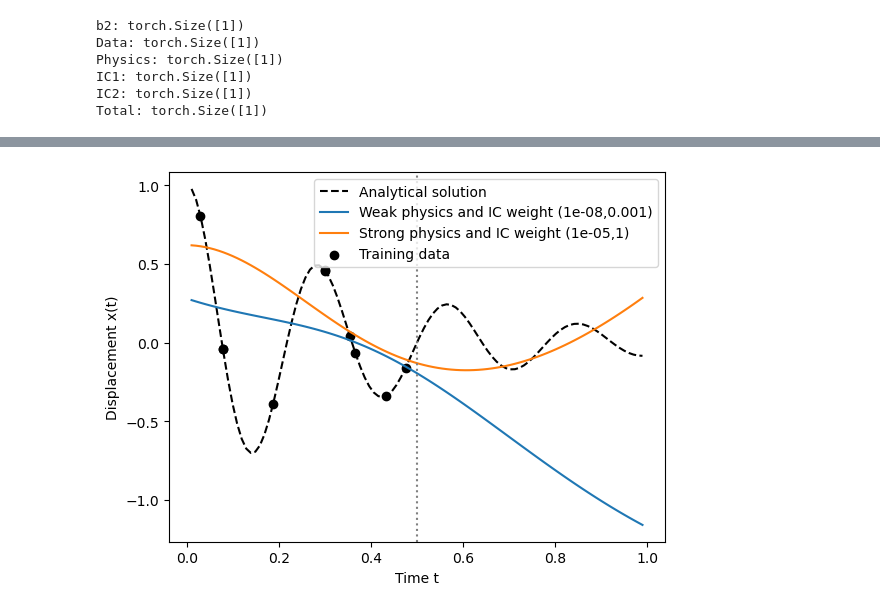
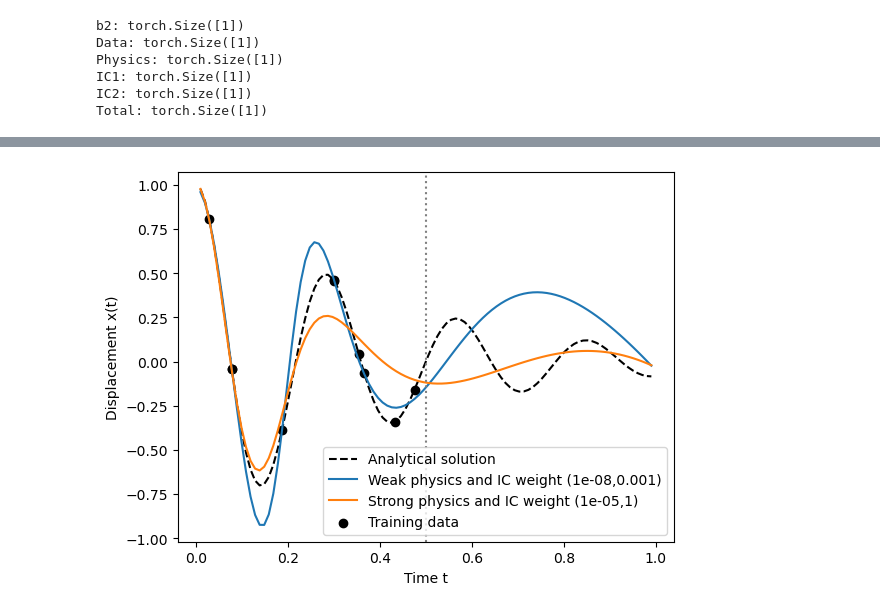
Before and after one commit to s234933/PINN, a Jupyter notebook: PINN-project-code_v.2.ipynb, the cells around one changed output, grey strips where cells are left out. Cells and saved outputs as stored; diff of their text form; code cells hidden in the pictures.

```diff
--- a/PINN-project-code_v.2.ipynb
+++ b/PINN-project-code_v.2.ipynb
@@ -513,9 +513,9 @@ Total: torch.Size([100])
 
 ## gradient of loss w.r.t b2
 
-data_input=torch.from_numpy(data_data[0]).float().reshape(-1, 1)
-data_target=torch.from_numpy(data_data[1]).float().reshape(-1, 1)
-colloc_input=torch.from_numpy(data_colloc[0]).float().reshape(-1, 1)
+data_input=torch.from_numpy(data[0]).float().reshape(-1, 1)
+data_target=torch.from_numpy(data[1]).float().reshape(-1, 1)
+colloc_input=torch.from_numpy(colloc_data[0]).float().reshape(-1, 1)
 
 
 net = Net()
@@ -893,10 +901,10 @@ plt.show()
 ## Repeating training from previous task now using torch.autograd.grad to compute the parameter gradients
 
 
-def train_autograd_pinn(data_input, data_target, colloc_input, lambda_phys, lambda_IC=1.0, num_epochs=1000):
+def train_autograd_pinn(data_input, data_target, colloc_input, lambda_phys, lambda_IC=1.0, num_epochs=10000):
     torch.manual_seed(42) #vi sørger for at de bliver initialiset ens
     net = Net()
-    optimizer = optim.Adam(net.parameters(), lr=0.01)
+    optimizer = optim.Adam(net.parameters(), lr=0.005)
 
 
     # Training loop
@@ -923,19 +931,19 @@ def train_autograd_pinn(data_input, data_target, colloc_input, lambda_phys, lamb
 
 torch.manual_seed(42)
 net = Net()
-optimizer = optim.Adam(net.parameters(), lr=0.01)
+optimizer = optim.Adam(net.parameters(), lr=0.005)
 
-num_epochs = 1000
+num_epochs = 10000
 train_losses_auto = []
 data_losses_auto = []
 phys_losses_auto = []
 IC_losses_auto = []
 
-lambda_phys = 0.1
-lambda_IC = 0.1
-data_input=torch.from_numpy(data_data[0]).float().reshape(-1, 1)
-data_target=torch.from_numpy(data_data[1]).float().reshape(-1, 1)
-colloc_input=torch.from_numpy(data_colloc[0]).float().reshape(-1, 1)
+lambda_phys = 0.00001
+lambda_IC = 1
+data_input=torch.from_numpy(data[0]).float().reshape(-1, 1)
+data_target=torch.from_numpy(data[1]).float().reshape(-1, 1)
+colloc_input=torch.from_numpy(colloc_data[0]).float().reshape(-1, 1)
 
 # Training loop
 for e in range(num_epochs):
@@ -1062,8 +1077,8 @@ lambda_IC_weak= 0.001
 lambda_IC_strong= 1
 
 
-net_weak= train_autograd_pinn(data_input, data_target, colloc_input, lambda_phys_weak, lambda_IC_weak)
-net_strong= train_autograd_pinn(data_input, data_target, colloc_input, lambda_phys_strong, lambda_IC_strong)
+net_weak_auto= train_autograd_pinn(data_input, data_target, colloc_input, lambda_phys_weak, lambda_IC_weak)
+net_strong_auto= train_autograd_pinn(data_input, data_target, colloc_input, lambda_phys_strong, lambda_IC_strong)
 # %%
 ### Her er jeg så lidt i tivl om hvorvidt det er okay at jeg genererer nyt data til test bare med linspace?? men det gør jeg ihvertfald lige nu fordi jeg jo nu skal have fra 0 til 1 og jeg vil have dem i rækkefølge.
 
@@ -1087,23 +1102,23 @@ data_true = data_generator(n_samples=100, m=1, k=500, mu=5)
 # %%
 te_target = torch.from_numpy(data_true[1]).float().reshape(-1, 1)
 te_input= torch.from_numpy(data_true[0]).float().reshape(-1, 1)
 
 # så bruger vi de to trænede netværk til at lave forudsigelser på test dataen og sammenligner med den sande test data te_target.
 with torch.no_grad():
-    te_output_weak = net_weak(te_input).numpy().reshape(-1)
-    te_output_strong = net_strong(te_input).numpy().reshape(-1)
+    te_output_weak_auto = net_weak_auto(te_input).numpy().reshape(-1)
+    te_output_strong_auto = net_strong_auto(te_input).numpy().reshape(-1)
 
 t= te_input.numpy().reshape(-1)
 
 # og plot den analytiske løsning, de to forudsigelser og træningsdataen.
 plt.plot(t, te_target, "k--", label="Analytical solution")
-plt.plot(t, te_output_weak, label="Weak physics and IC weight (%g," % lambda_phys_weak + "%g)" % lambda_IC_weak)
-plt.plot(t, te_output_strong, label="Strong physics and IC weight (%g," % lambda_phys_strong + "%g)" % lambda_IC_strong)
-plt.scatter(data_data[0], data_data[1], color="black", label="Training data")
+plt.plot(t, te_output_weak_auto, label="Weak physics and IC weight (%g," % lambda_phys_weak + "%g)" % lambda_IC_weak)
+plt.plot(t, te_output_strong_auto, label="Strong physics and IC weight (%g," % lambda_phys_strong + "%g)" % lambda_IC_strong)
+plt.scatter(data[0], data[1], color="black", label="Training data")
 plt.axvline(0.5, color="gray", linestyle=":")
 plt.xlabel("Time t")
 plt.ylabel("Displacement x(t)")
 plt.legend()
 plt.show()
 # %% [output]
-[figure, old version]
+[figure, new version]
```
Also changed, not shown: parts of 21 cells of this notebook.
